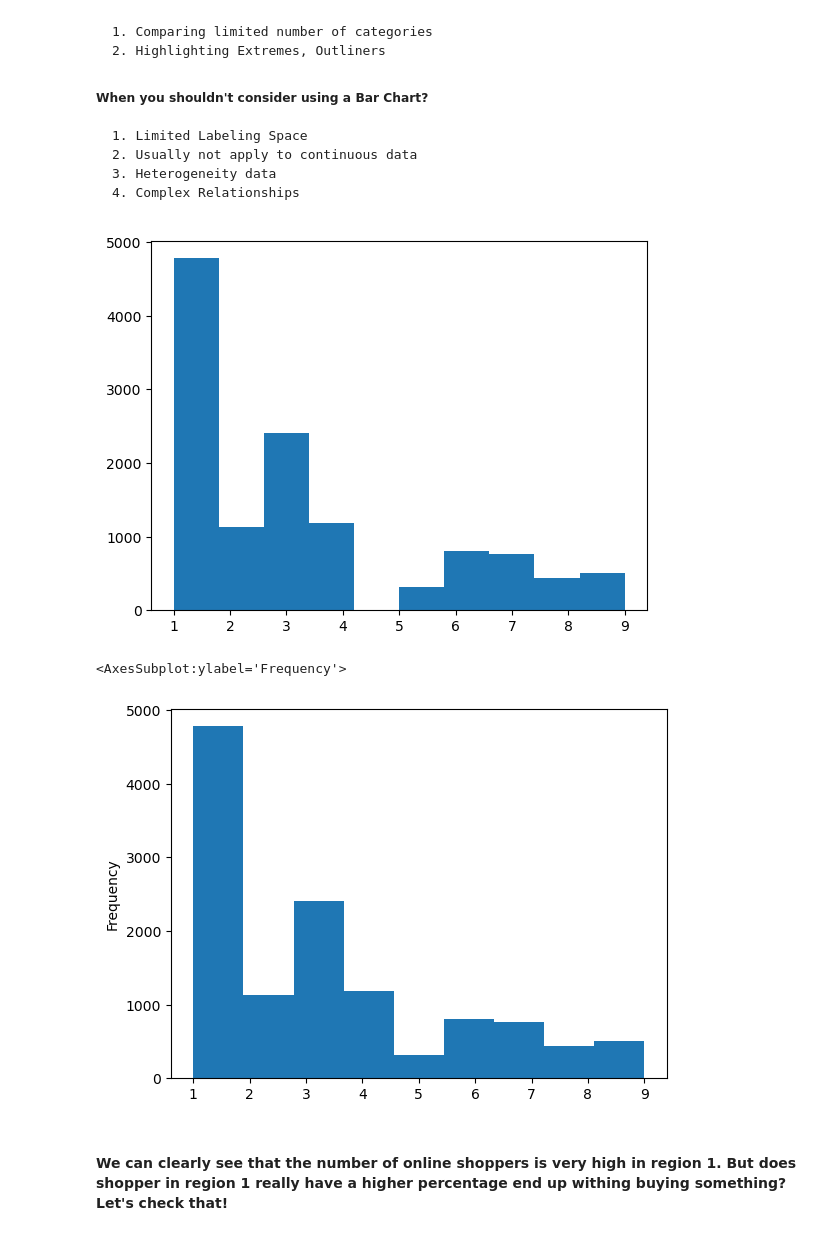
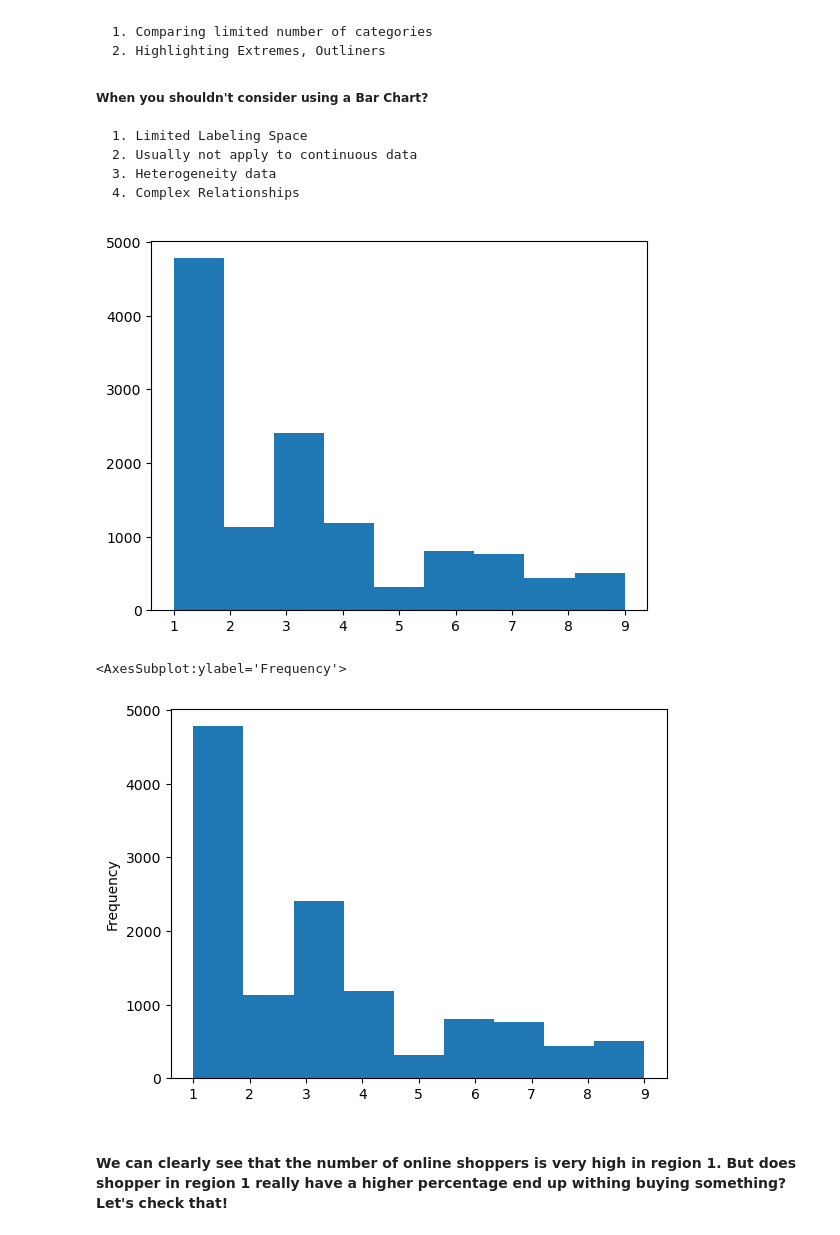
Before and after one commit to jzy0040/PythonIntroAndDataModeling, a Jupyter notebook: notebooks/ChooseAnEffectiveVisual.ipynb, the cells around one changed output. Drawn from its saved outputs; the diff is of its cells as text; code cells hidden in the pictures.

```diff
--- a/notebooks/ChooseAnEffectiveVisual.ipynb
+++ b/notebooks/ChooseAnEffectiveVisual.ipynb
@@ -179,12 +179,12 @@ Graphing categorical data with value encoded by length
     4. Complex Relationships
 # %%
 # you can also use histogram plot to show the difference
-plt.hist(data['Region']);
+plt.hist(data['Region'], bins = 9);
 plt.show()
 # histogram using pandas library
 data['Region'].plot.hist(bins=9)
 # %% [output]
-[figure, old version]
+[figure, new version]
 <AxesSubplot:ylabel='Frequency'>
 [figure]
 # %% [markdown]
```
Also changed, not shown: parts of 4 cells of this notebook, 1 other file.
